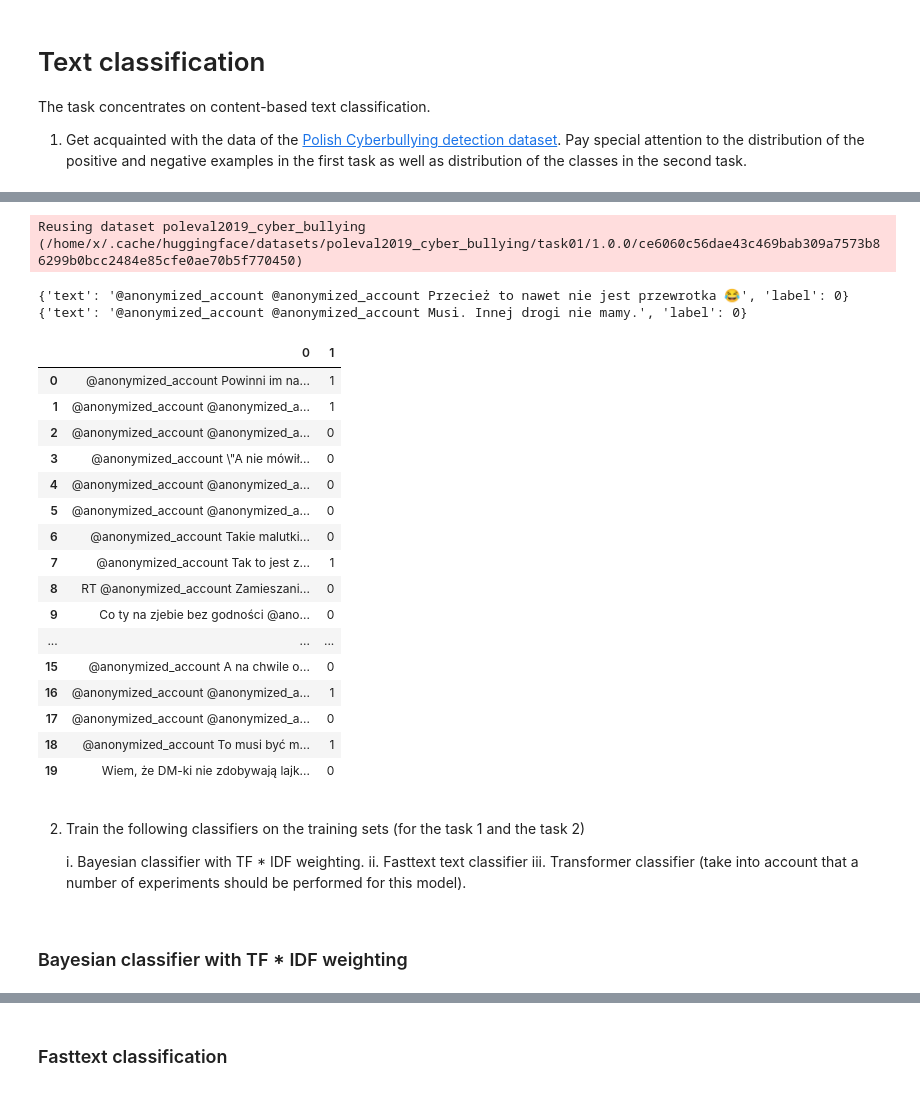
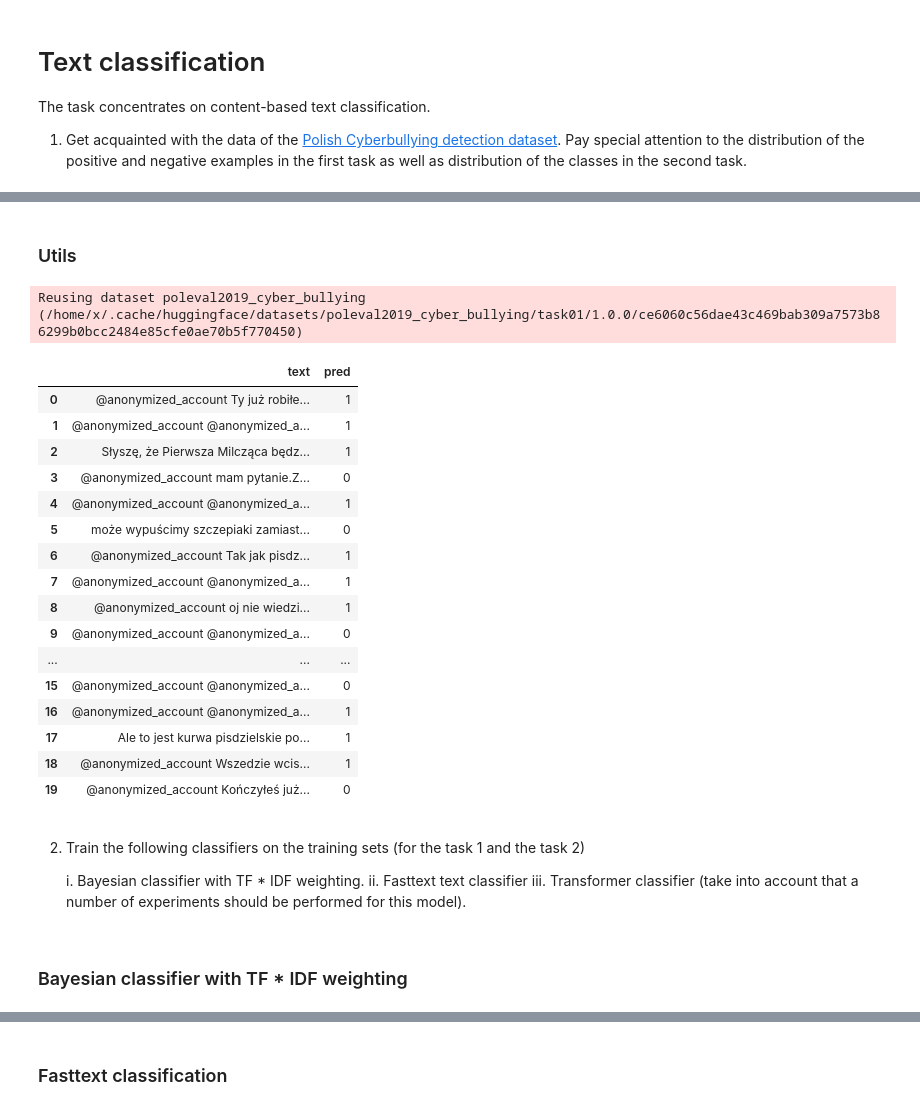
Before and after one commit to sgrzegorz/natural-language-processing, a Jupyter notebook: 07_text_classification_cyberbulling/cyberbulling.ipynb, the cells around one changed output, grey strips where cells are left out. Saved outputs shown, nothing was run; the diff lists cells and outputs as text; code cells hidden in the pictures.

```diff
--- a/07_text_classification_cyberbulling/cyberbulling.ipynb
+++ b/07_text_classification_cyberbulling/cyberbulling.ipynb
@@ -29,3 +27,5 @@ import fasttext
+# %% [markdown]
+### Utils
 # %%
 def print_metrics(test_y,y_pred):
     print(f'f1_score={metrics.f1_score(test_y,y_pred)}')
@@ -57,11 +57,9 @@ class Statistics():
 statistics = {"bayesian" : Statistics(),"fasttext" :Statistics(),"transformer" : Statistics()}
 # %%
 
-# print(list_datasets())
 
 dataset = load_dataset('poleval2019_cyberbullying','task01')
-print(dataset['test'][3])
-print(dataset['train'][3])
+
 
 train_X = dataset['train']['text']
 train_y = dataset['train']['label']
@@ -76,28 +74,41 @@ train_X = train_X.reshape(-1).tolist()
 train_y=train_y.reshape(-1).tolist()
 # %% [output]
 Reusing dataset poleval2019_cyber_bullying (/home/x/.cache/huggingface/datasets/poleval2019_cyber_bullying/task01/1.0.0/ce6060c56dae43c469bab309a7573b86299b0bcc2484e85cfe0ae70b5f770450)
-{'text': '@anonymized_account @anonymized_account Przecież to nawet nie jest przewrotka 😂', 'label': 0}
-{'text': '@anonymized_account @anonymized_account Musi. Innej drogi nie mamy.', 'label': 0}
+# %%
+dataset = load_dataset('poleval2019_cyberbullying','task02')
+
+
+train_X = dataset['train']['text']
+train_y = dataset['train']['label']
+
+test_X = dataset['test']['text']
+test_y = dataset['test']['label']
+
+oversample = RandomOverSampler(sampling_strategy='minority')
+
+train_X, train_y = oversample.fit_resample(np.array(train_X).reshape(-1,1), np.array(train_y))
+train_X = train_X.reshape(-1).tolist()
+train_y=train_y.reshape(-1).tolist()
 # %%
-pd.DataFrame(random.sample(list(zip(train_X,train_y)),20))
+pd.DataFrame(random.sample(list(zip(train_X,train_y)),20),columns=['text','pred'])
 # %% [output]
-|  | 0 | 1 |
-| 0 | @anonymized_account Powinni im na... | 1 |
+|  | text | pred |
+| 0 | @anonymized_account Ty już robiłe... | 1 |
 | 1 | @anonymized_account @anonymized_a... | 1 |
-| 2 | @anonymized_account @anonymized_a... | 0 |
-| 3 | @anonymized_account \"A nie mówił... | 0 |
-| 4 | @anonymized_account @anonymized_a... | 0 |
-| 5 | @anonymized_account @anonymized_a... | 0 |
-| 6 | @anonymized_account Takie malutki... | 0 |
-| 7 | @anonymized_account Tak to jest z... | 1 |
-| 8 | RT @anonymized_account Zamieszani... | 0 |
-| 9 | Co ty na zjebie bez godności @ano... | 0 |
+| 2 | Słyszę, że Pierwsza Milcząca będz... | 1 |
+| 3 | @anonymized_account mam pytanie.Z... | 0 |
+| 4 | @anonymized_account @anonymized_a... | 1 |
+| 5 | może wypuścimy szczepiaki zamiast... | 0 |
+| 6 | @anonymized_account Tak jak pisdz... | 1 |
+| 7 | @anonymized_account @anonymized_a... | 1 |
+| 8 | @anonymized_account oj nie wiedzi... | 1 |
+| 9 | @anonymized_account @anonymized_a... | 0 |
 | ... | ... | ... |
-| 15 | @anonymized_account A na chwile o... | 0 |
+| 15 | @anonymized_account @anonymized_a... | 0 |
 | 16 | @anonymized_account @anonymized_a... | 1 |
-| 17 | @anonymized_account @anonymized_a... | 0 |
-| 18 | @anonymized_account To musi być m... | 1 |
-| 19 | Wiem, że DM-ki nie zdobywają lajk... | 0 |
+| 17 | Ale to jest kurwa pisdzielskie po... | 1 |
+| 18 | @anonymized_account Wszedzie wcis... | 1 |
+| 19 | @anonymized_account Kończyłeś już... | 0 |
 # %% [markdown]
 2. Train the following classifiers on the training sets (for the task 1 and the task 2)
 
@@ -105,7 +116,7 @@ pd.DataFrame(random.sample(list(zip(train_X,train_y)),20))
     i. Bayesian classifier with TF * IDF weighting.
     ii. Fasttext text classifier
     iii. Transformer classifier (take into account that a number of experiments should be performed for this model).
-# %% [markdown]
-### Bayesian classifier with TF * IDF weighting
+# %% [markdown]
+### Bayesian classifier with TF * IDF weighting
 # %%
 
```
Also changed, not shown: parts of 17 cells of this notebook.
